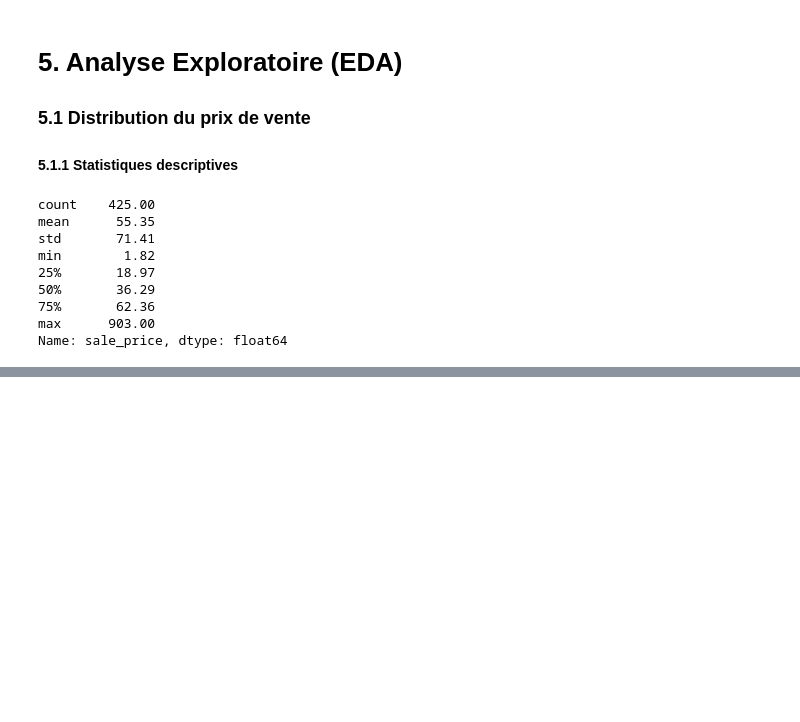
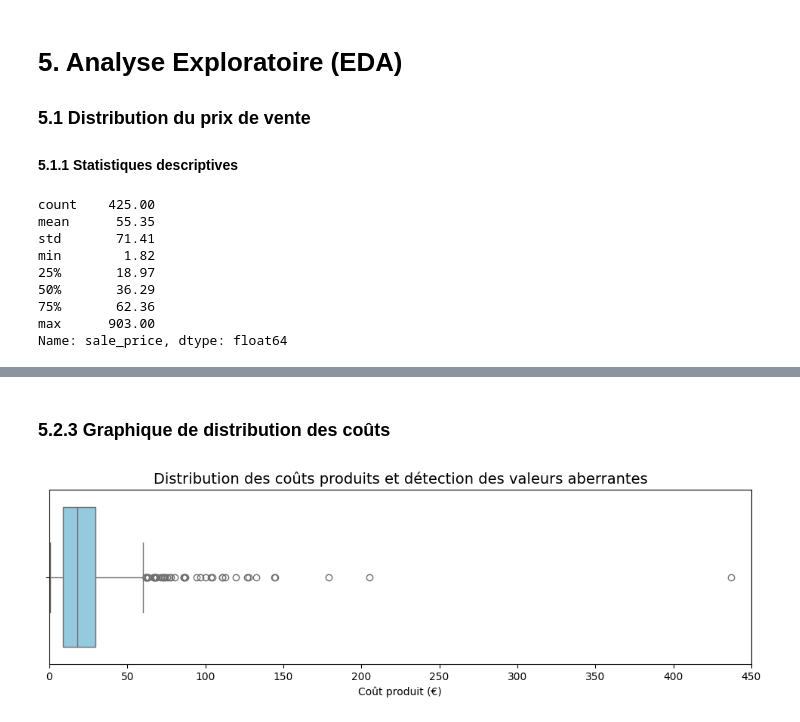
Before and after one commit to fko-data-sport/thelook-da-projet, a Jupyter notebook: notebooks/01_EDA_python.ipynb, the cells around one changed output, grey strips where cells are left out. Drawn from its saved outputs; the diff is of its cells as text; code cells hidden in the pictures; blank space fills up the shorter version.

```diff
--- a/notebooks/01_EDA_python.ipynb
+++ b/notebooks/01_EDA_python.ipynb
@@ -542,0 +667,29 @@ Name: sale_price, dtype: float64
+# %% [markdown]
+### 5.2.3 Graphique de distribution des coûts
+# %%
+# Création de la taille de la figure
+plt.figure(figsize=(12,3))
+
+# Création du graphique
+sns.boxplot(
+    data=df_sales,
+    x="cost",
+    color="skyblue"
+)
+
+# Ajout du titre
+plt.title(
+    "Distribution des coûts produits et détection des valeurs aberrantes",
+    fontsize=14,
+)
+
+# Zoom sur les valeurs principales
+plt.xlim(0, 450)
+
+# Ajout du Label des axes
+plt.xlabel("Coût produit (€)")
+
+# Affichage du graphique
+plt.show()
+# %% [output]
+[figure, added]
```
Also changed, not shown: parts of 14 cells of this notebook.
